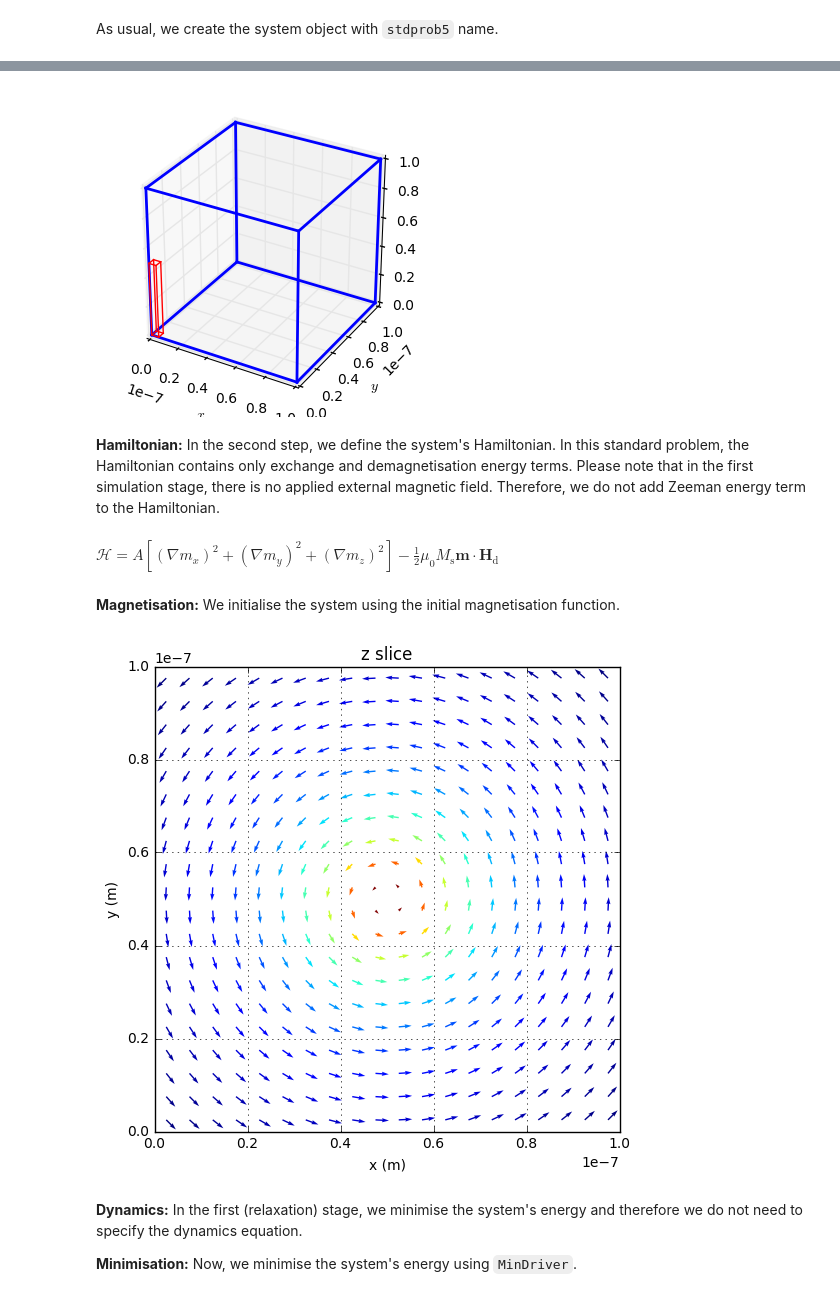
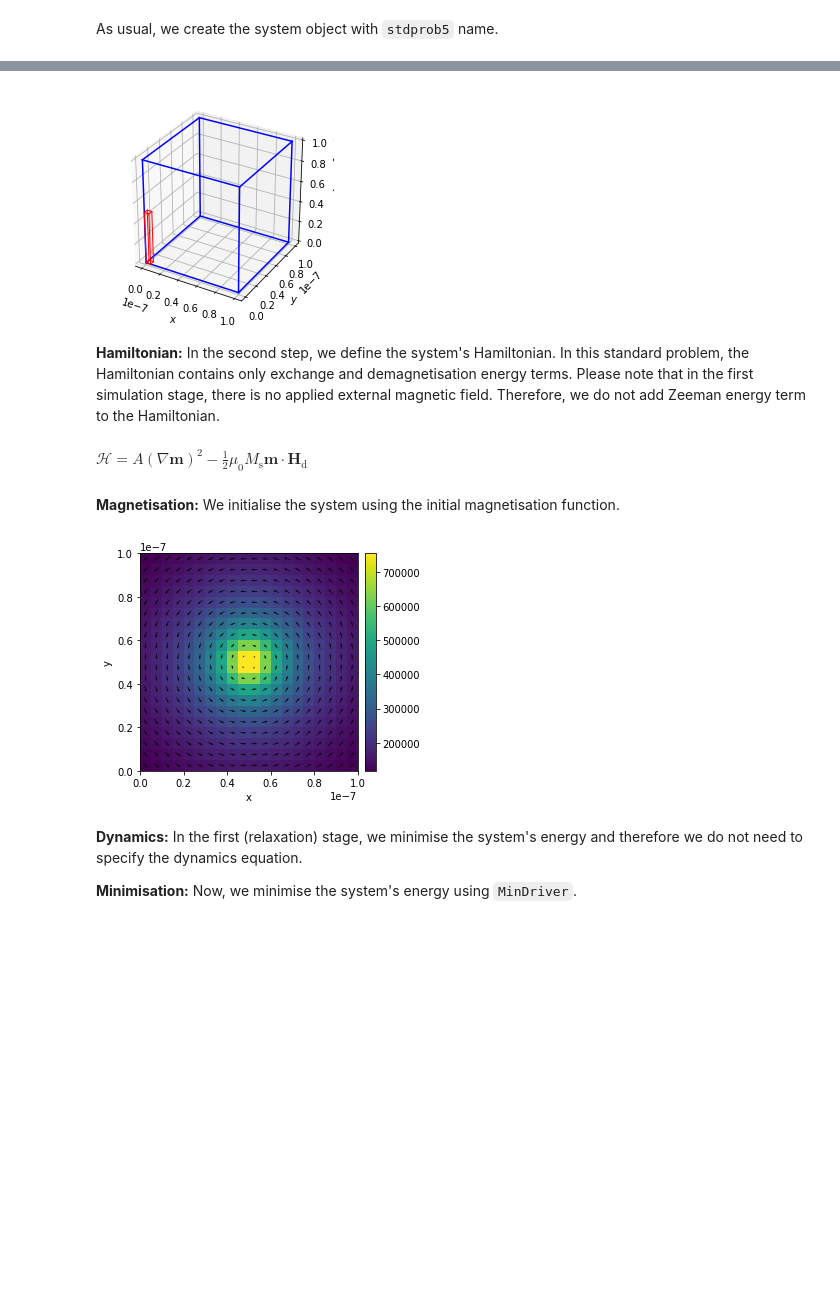
Before and after one commit to denphi/jupyter_notebook_examples, a Jupyter notebook: examples/physics/oommf/standard_problem5.ipynb, the cells around one changed output, grey strips where cells are left out. Drawn from its saved outputs; the diff is of its cells as text; code cells hidden in the pictures; blank space fills up the shorter version.

```diff
--- a/examples/physics/oommf/standard_problem5.ipynb
+++ b/examples/physics/oommf/standard_problem5.ipynb
@@ -40,6 +36,7 @@ Now, we can set all required geometry and material parameters.
 lx = 100e-9  # x dimension of the sample(m)
 ly = 100e-9  # y dimension of the sample (m)
 lz = 10e-9  # sample thickness (m)
+dx = dy = dz = 5e-9  #discretisation cell (nm)
 
 # Material (permalloy) parameters
 Ms = 8e5  # saturation magnetisation (A/m)
@@ -66,32 +56,31 @@ In order to completely define the micromagnetic system, we need to provide:
 # %%
 %matplotlib inline
 
-mesh = oc.Mesh(p1=(0, 0, 0), p2=(100e-9, 100e-9, 10e-9), cell=(5e-9, 5e-9, 5e-9))
-system.mesh = mesh
+mesh = oc.Mesh(p1=(0, 0, 0), p2=(lx, ly, lz), cell=(dx, dy, dz))
 mesh
 # %% [output]
-[figure, old version]
+[figure, new version]
 # %% [markdown]
 **Hamiltonian:** In the second step, we define the system's Hamiltonian. In this standard problem, the Hamiltonian contains only exchange and demagnetisation energy terms. Please note that in the first simulation stage, there is no applied external magnetic field. Therefore, we do not add Zeeman energy term to the Hamiltonian.
 # %%
 system.hamiltonian = oc.Exchange(A) + oc.Demag()
 system.hamiltonian
 # %% [output]
-$\mathcal{H}=A [(\nabla m_{x})^{2} + (\nabla m_{y})^{2} + (\nabla m_{z})^{2}]-\frac{1}{2}\mu_{0}M_\text{s}\mathbf{m} \cdot \mathbf{H}_\text{d}$
+$\mathcal{H}=A (\nabla \mathbf{m})^{2}-\frac{1}{2}\mu_{0}M_\text{s}\mathbf{m} \cdot \mathbf{H}_\text{d}$
 # %% [markdown]
 **Magnetisation:** We initialise the system using the initial magnetisation function.
 # %%
 def m_vortex(pos):
     x, y, z = pos[0]/1e-9-50, pos[1]/1e-9-50, pos[2]/1e-9
 
     return (-y, x, 10)
 
-system.m = df.Field(mesh, value=m_vortex, normalisedto=Ms)
+system.m = df.Field(mesh, value=m_vortex, norm=Ms)
 
 %matplotlib inline
-fig = system.m.plot_slice("z", 0, xsize=6)
+system.m.plot_plane(z=0)
 # %% [output]
-[figure, old version]
+[figure, new version]
 # %% [markdown]
 **Dynamics:** In the first (relaxation) stage, we minimise the system's energy and therefore we do not need to specify the dynamics equation.
 
```
Also changed, not shown: parts of 12 cells of this notebook, 15 other files.
